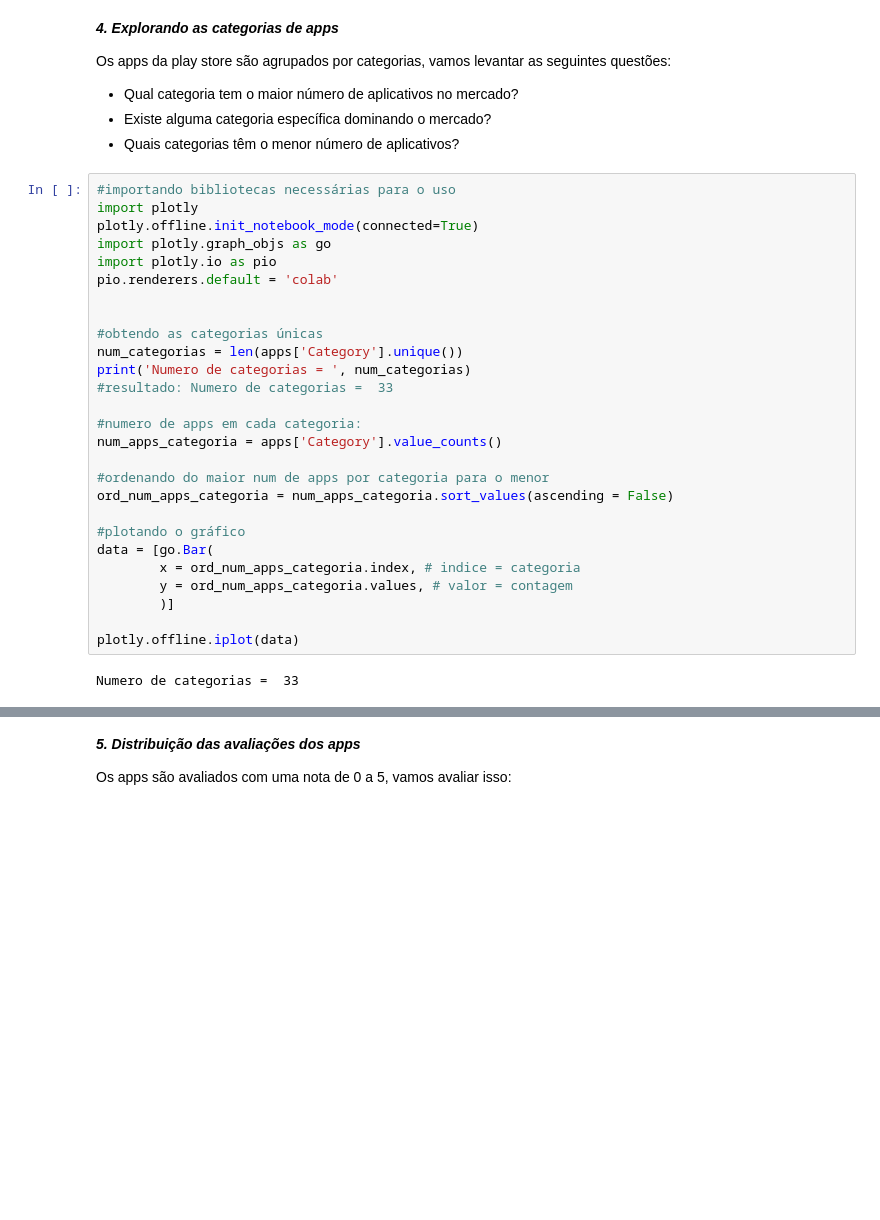
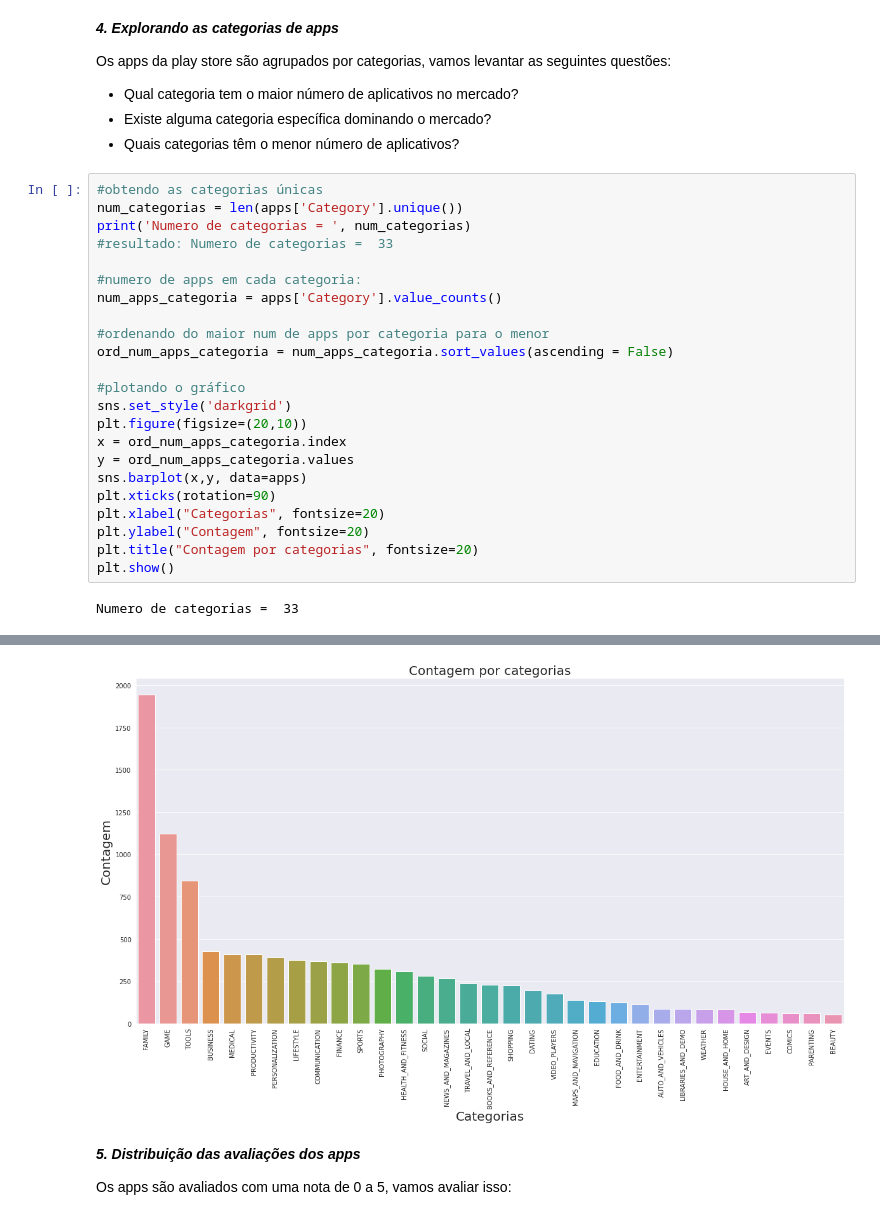
Before and after one commit to NatanXimenes/Analise-dados-GooglePlayStore, a Jupyter notebook: GooglePlayStore.ipynb, the cells around one changed output, grey strips where cells are left out. Drawn from its saved outputs; the diff is of its cells as text; blank space fills up the shorter version.

```diff
--- a/GooglePlayStore.ipynb
+++ b/GooglePlayStore.ipynb
@@ -113,14 +116,6 @@ Os apps da play store são agrupados por categorias, vamos levantar as seguintes
 * Existe alguma categoria específica dominando o mercado?
 * Quais categorias têm o menor número de aplicativos?
 # %%
-#importando bibliotecas necessárias para o uso
-import plotly
-plotly.offline.init_notebook_mode(connected=True)
-import plotly.graph_objs as go
-import plotly.io as pio
-pio.renderers.default = 'colab'
-
-
 #obtendo as categorias únicas
 num_categorias = len(apps['Category'].unique())
 print('Numero de categorias = ', num_categorias)
@@ -133,11 +128,15 @@ num_apps_categoria = apps['Category'].value_counts()
 ord_num_apps_categoria = num_apps_categoria.sort_values(ascending = False)
 
 #plotando o gráfico
-data = [go.Bar(
-        x = ord_num_apps_categoria.index, # indice = categoria
-        y = ord_num_apps_categoria.values, # valor = contagem
-        )]
-
-plotly.offline.iplot(data)
+sns.set_style('darkgrid')
+plt.figure(figsize=(20,10))
+x = ord_num_apps_categoria.index
+y = ord_num_apps_categoria.values
+sns.barplot(x,y, data=apps)
+plt.xticks(rotation=90)
+plt.xlabel("Categorias", fontsize=20)
+plt.ylabel("Contagem", fontsize=20)
+plt.title("Contagem por categorias", fontsize=20)
+plt.show()
 # %% [output]
 Numero de categorias =  33
@@ -145,3 +143,4 @@ Numero de categorias =  33
+[figure, added]
 # %% [markdown]
 ***5. Distribuição das avaliações dos apps***
 
```
Also changed, not shown: parts of 8 cells of this notebook.
